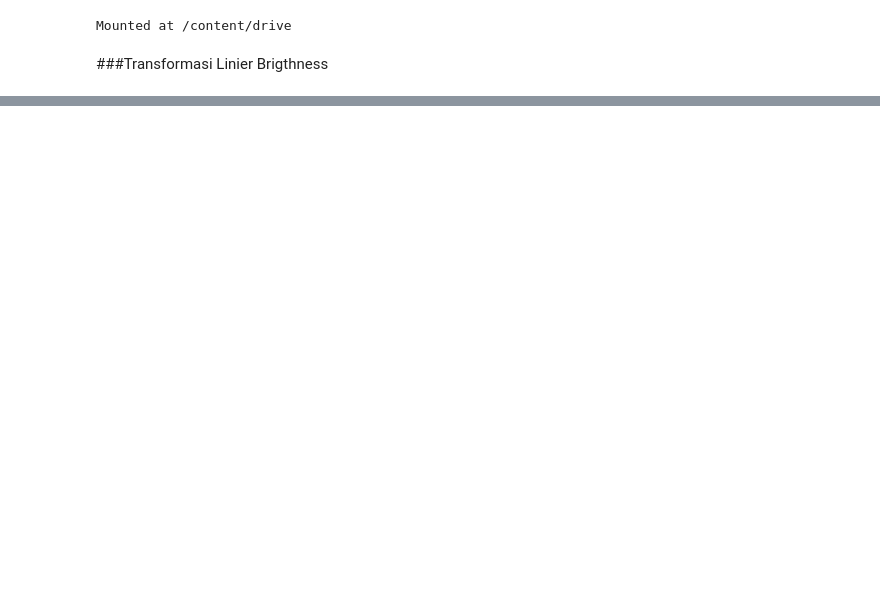
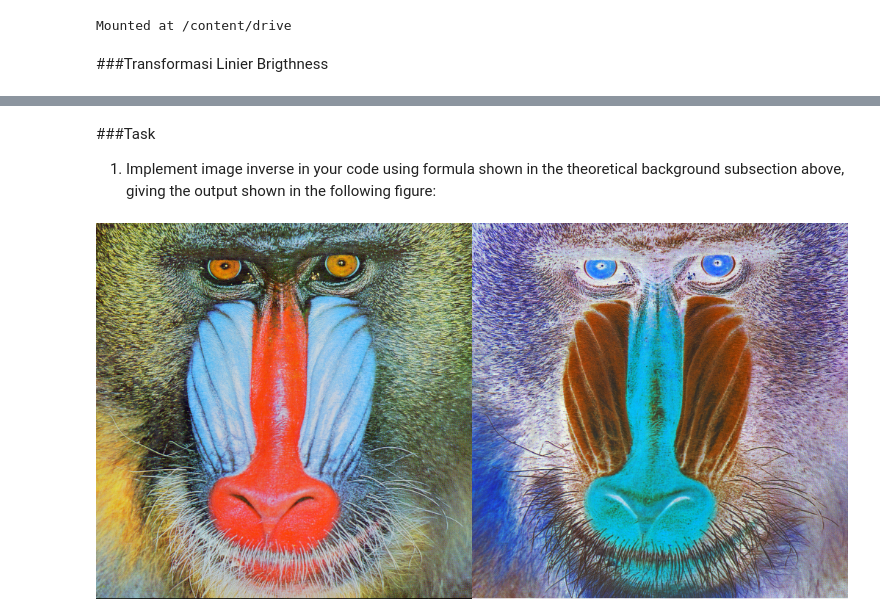
Before and after one commit to aminyG/PCVK_Ganjil_2023, a Jupyter notebook: Week3.ipynb, the cells around one changed output, grey strips where cells are left out. Cells and saved outputs as stored; diff of their text form; code cells hidden in the pictures; blank space fills up the shorter version.

```diff
--- a/Week3.ipynb
+++ b/Week3.ipynb
@@ -37,0 +44,13 @@ cv2_imshow(final_frame)
+# %% [markdown]
+###Task
+1. Implement image inverse in your code using formula shown in the theoretical background subsection above, giving the output shown in the following figure:
+# %%
+original = cv.imread('/content/drive/MyDrive/pcvk/photo/mandrill.tiff')
+negative_image = np.zeros(original.shape, original.dtype)
+
+negative_image = cv.bitwise_not(original)
+
+final_frame = cv.hconcat((original, negative_image))
+cv2_imshow(final_frame)
+# %% [output]
+[figure, added]
```
Also changed, not shown: parts of 7 cells of this notebook.
